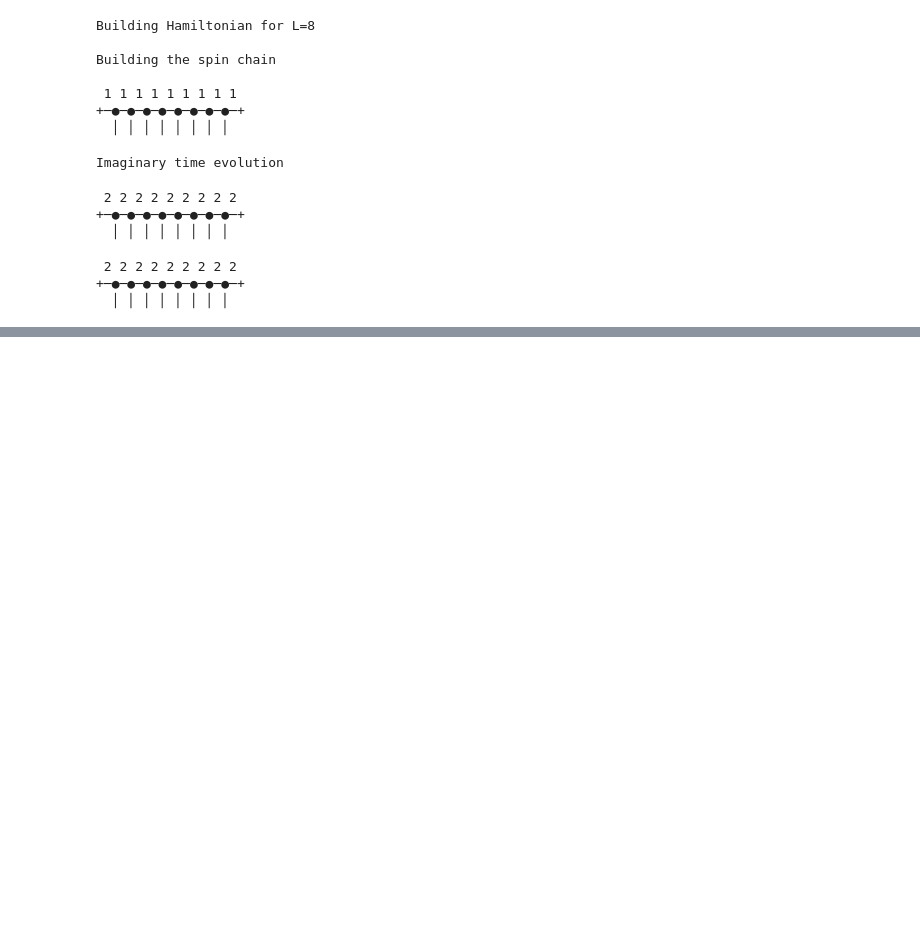
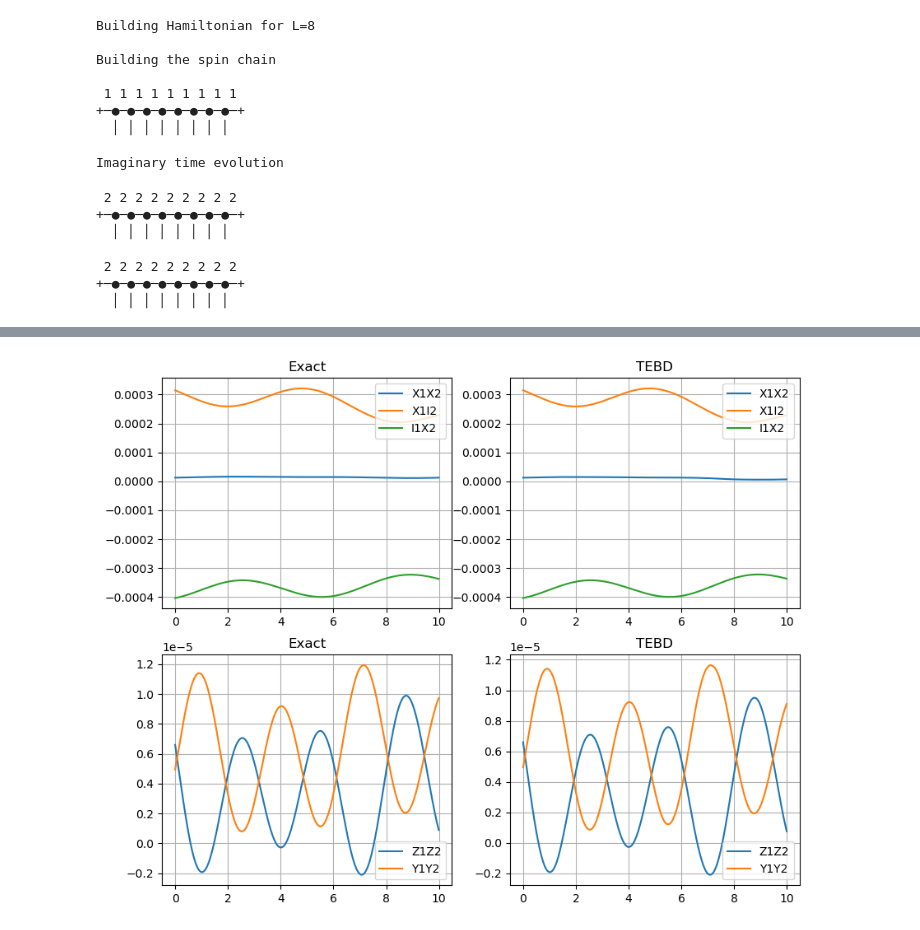
Before and after one commit to giovannicemin/master_thesis, a Jupyter notebook: consistency_checks/consistency_check_3.ipynb, the cells around one changed output, grey strips where cells are left out. Saved outputs shown, nothing was run; the diff lists cells and outputs as text; code cells hidden in the pictures; blank space fills up the shorter version.

Commit message:
new image

```diff
--- a/consistency_checks/consistency_check_3.ipynb
+++ b/consistency_checks/consistency_check_3.ipynb
@@ -209,7 +209,7 @@ results_tebd.pop('I1I2')
 tebd = qtn.TEBD(psi_init, H)
 
 # cutoff for truncating after each infinitesimal-time operator application
-tebd.split_opts['cutoff'] = 1e-7
+tebd.split_opts['cutoff'] = cutoff
 
 keys = results_tebd.keys()
 
@@ -341,28 +339,30 @@ plt.show()
 #fig.savefig('../pictures/consistency_check_3_errors.pdf', dpi=150)
 # %%
 keys = observables_tebd.keys()
-keys = ['Z1I2', 'X1I2']
+keys = ['X1X2', 'X1I2', 'I1X2']
 
 fig, ax = plt.subplots(2, 2, figsize=(10,8))
 for key in keys:
     ax[0][0].plot(t, results_ex[key], label=key)
     ax[0][1].plot(t, results_tebd[key], label=key)
 ax[0][0].set_title('Exact')
 ax[0][1].set_title('TEBD')
 
 keys = ['Z1Z2', 'Y1Y2']
 for key in keys:
     ax[1][0].plot(t, results_ex[key], label=key)
     ax[1][1].plot(t, results_tebd[key], label=key)
 ax[1][0].set_title('Exact')
 ax[1][1].set_title('TEBD')
 
 for i in range(2):
     for j in range(2):
         ax[i][j].grid()
         ax[i][j].legend()
 
 #plt.savefig('./pictures/consistency_check_2.pdf')
+# %% [output]
+[figure, added]
 # %%
 (results['Z1X2'][0] - results_ex['Z1X2'][0])/(results['Z1X2'][0] )
 # %%
```
Also changed, not shown: parts of 4 cells of this notebook, 2 other files.
